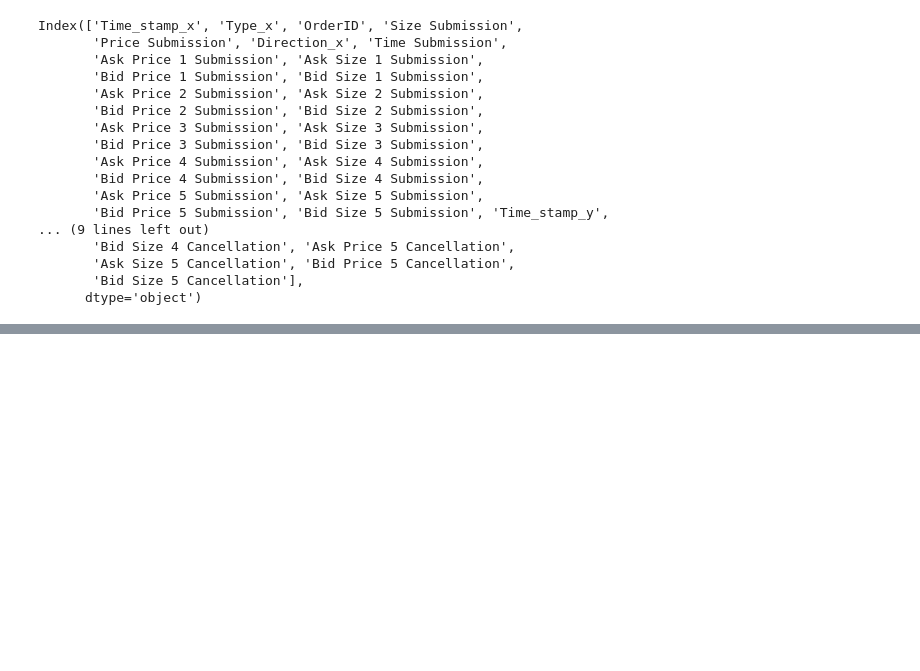
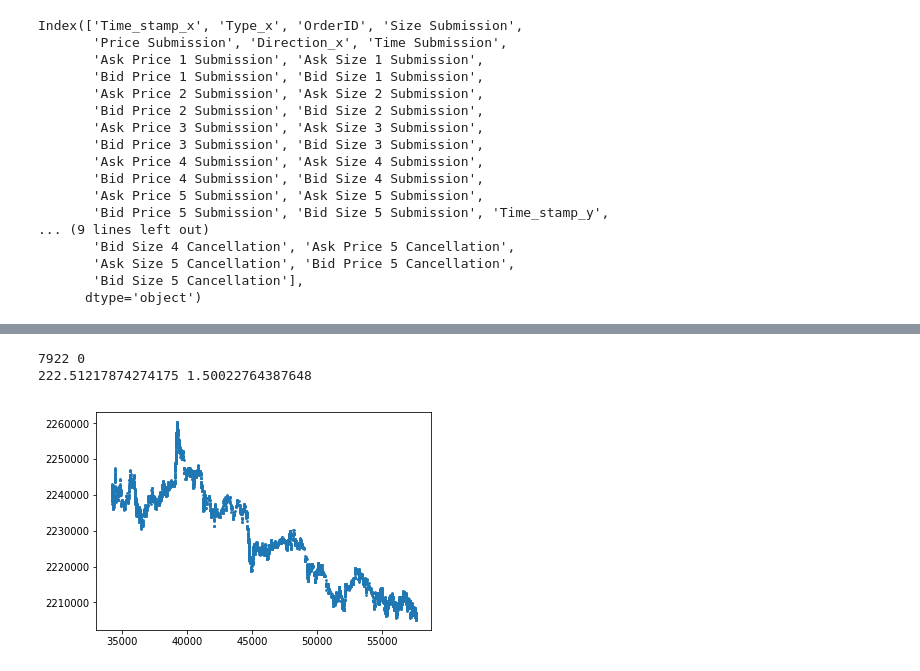
Before and after one commit to aaronLinLu/Capstone_IEOR2017, a Jupyter notebook: FinalProject/Project_v1.ipynb, the cells around one changed output, grey strips where cells are left out. Cells and saved outputs as stored; diff of their text form; code cells hidden in the pictures; blank space fills up the shorter version.

```diff
--- a/FinalProject/Project_v1.ipynb
+++ b/FinalProject/Project_v1.ipynb
@@ -130,0 +220,19 @@ df_test.head(5)
+# %%
+df_visExecute = GroupByOrderType(df,typeID=4)
+df_invisExecute = GroupByOrderType(df,typeID=5)
+#print(np.mean(df_visExecute["Time_stamp_y"]))
+#print(df_visExecute["Time_stamp_y"][:100])
+df_visExecute = df_visExecute.dropna(how="any")
+df_invisExecute = df_invisExecute.dropna(how="any")
+
+print(len(df_visExecute["Price Submission"]), len(df_invisExecute["Price Submission"]))
+price = df_visExecute["Price Submission"]
+print(np.mean(price)/10000, np.std(price)/10000)
+
+plt.scatter(df_visExecute["Time_stamp_y"], df_visExecute["Price Submission"], s=3)
+plt.scatter(df_invisExecute["Time_stamp_y"], df_invisExecute["Price Submission"], s=3)
+plt.show()
+# %% [output]
+7922 0
+222.51217874274175 1.50022764387648
+[figure, added]
```
Also changed, not shown: parts of 16 cells of this notebook, 3 other files.
